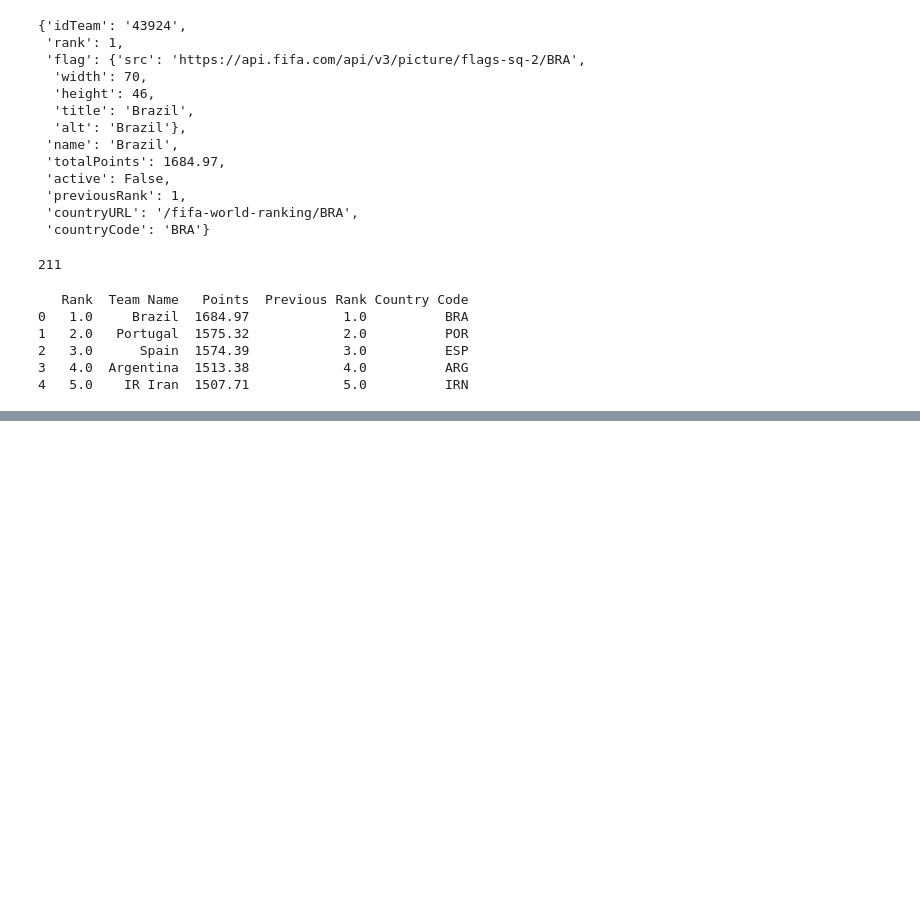
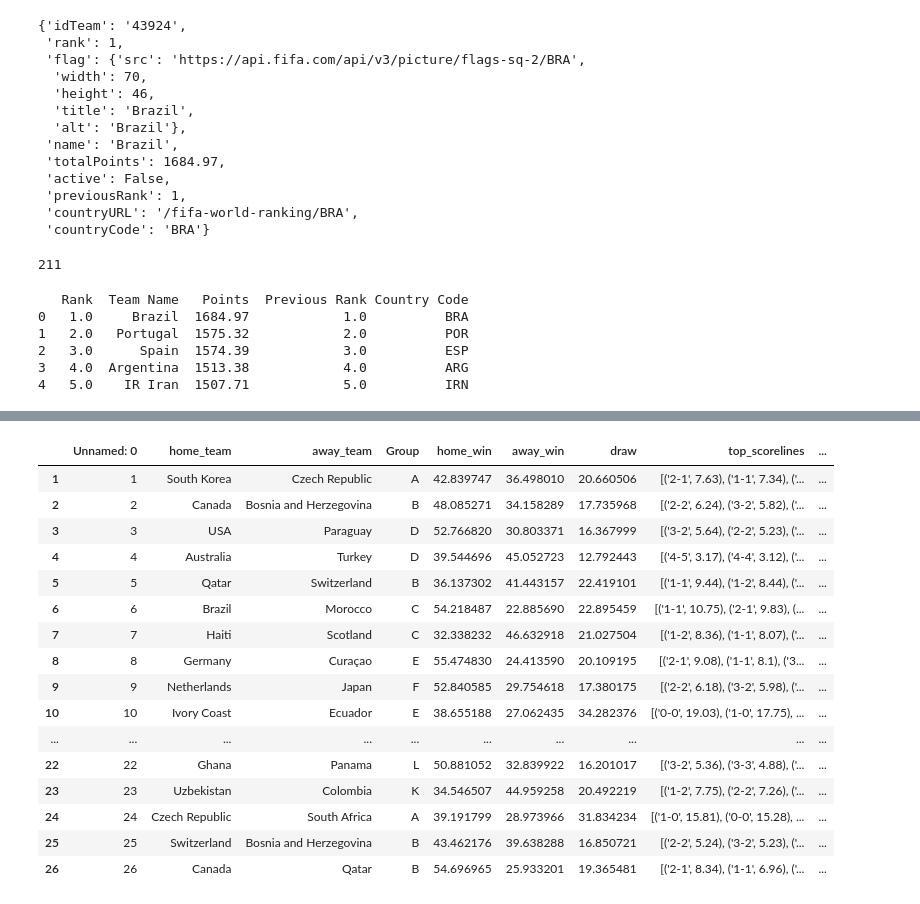
Before and after one commit to Sanjay-0110/FIFA26, a Jupyter notebook: DataCamp Challenge/notebook/rough.ipynb, the cells around one changed output, grey strips where cells are left out. Drawn from its saved outputs; the diff is of its cells as text; code cells hidden in the pictures; blank space fills up the shorter version.

```diff
--- a/DataCamp Challenge/notebook/rough.ipynb
+++ b/DataCamp Challenge/notebook/rough.ipynb
@@ -93,3 +93,5 @@ print(df.head())
 2   3.0      Spain  1574.39            3.0          ESP
 3   4.0  Argentina  1513.38            4.0          ARG
 4   5.0    IR Iran  1507.71            5.0          IRN
+# %%
+df = pd.read_csv(r'C:\Code Note\FIFA26\DataCamp Challenge\result\predict_matches.csv')
@@ -95,0 +114,20 @@ print(df.head())
+# %%
+df.loc[1:26]
+# %% [output]
+|  | Unnamed: 0 | home_team | away_team | Group | home_win | away_win | draw | top_scorelines | ... |
+| 1 | 1 | South Korea | Czech Republic | A | 42.839747 | 36.498010 | 20.660506 | [('2-1', 7.63), ('1-1', 7.34), ('... | ... |
+| 2 | 2 | Canada | Bosnia and Herzegovina | B | 48.085271 | 34.158289 | 17.735968 | [('2-2', 6.24), ('3-2', 5.82), ('... | ... |
+| 3 | 3 | USA | Paraguay | D | 52.766820 | 30.803371 | 16.367999 | [('3-2', 5.64), ('2-2', 5.23), ('... | ... |
+| 4 | 4 | Australia | Turkey | D | 39.544696 | 45.052723 | 12.792443 | [('4-5', 3.17), ('4-4', 3.12), ('... | ... |
+| 5 | 5 | Qatar | Switzerland | B | 36.137302 | 41.443157 | 22.419101 | [('1-1', 9.44), ('1-2', 8.44), ('... | ... |
+| 6 | 6 | Brazil | Morocco | C | 54.218487 | 22.885690 | 22.895459 | [('1-1', 10.75), ('2-1', 9.83), (... | ... |
+| 7 | 7 | Haiti | Scotland | C | 32.338232 | 46.632918 | 21.027504 | [('1-2', 8.36), ('1-1', 8.07), ('... | ... |
+| 8 | 8 | Germany | Curaçao | E | 55.474830 | 24.413590 | 20.109195 | [('2-1', 9.08), ('1-1', 8.1), ('3... | ... |
+| 9 | 9 | Netherlands | Japan | F | 52.840585 | 29.754618 | 17.380175 | [('2-2', 6.18), ('3-2', 5.98), ('... | ... |
+| 10 | 10 | Ivory Coast | Ecuador | E | 38.655188 | 27.062435 | 34.282376 | [('0-0', 19.03), ('1-0', 17.75), ... | ... |
+| ... | ... | ... | ... | ... | ... | ... | ... | ... | ... |
+| 22 | 22 | Ghana | Panama | L | 50.881052 | 32.839922 | 16.201017 | [('3-2', 5.36), ('3-3', 4.88), ('... | ... |
+| 23 | 23 | Uzbekistan | Colombia | K | 34.546507 | 44.959258 | 20.492219 | [('1-2', 7.75), ('2-2', 7.26), ('... | ... |
+| 24 | 24 | Czech Republic | South Africa | A | 39.191799 | 28.973966 | 31.834234 | [('1-0', 15.81), ('0-0', 15.28), ... | ... |
+| 25 | 25 | Switzerland | Bosnia and Herzegovina | B | 43.462176 | 39.638288 | 16.850721 | [('2-2', 5.24), ('3-2', 5.23), ('... | ... |
+| 26 | 26 | Canada | Qatar | B | 54.696965 | 25.933201 | 19.365481 | [('2-1', 8.34), ('1-1', 6.96), ('... | ... |
```
Also changed, not shown: parts of 1 cell of this notebook, 7 other files.
